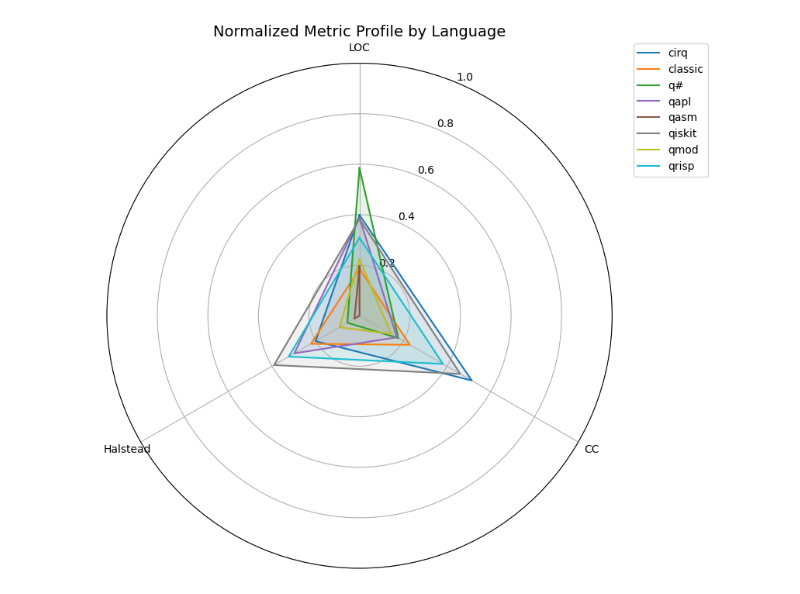
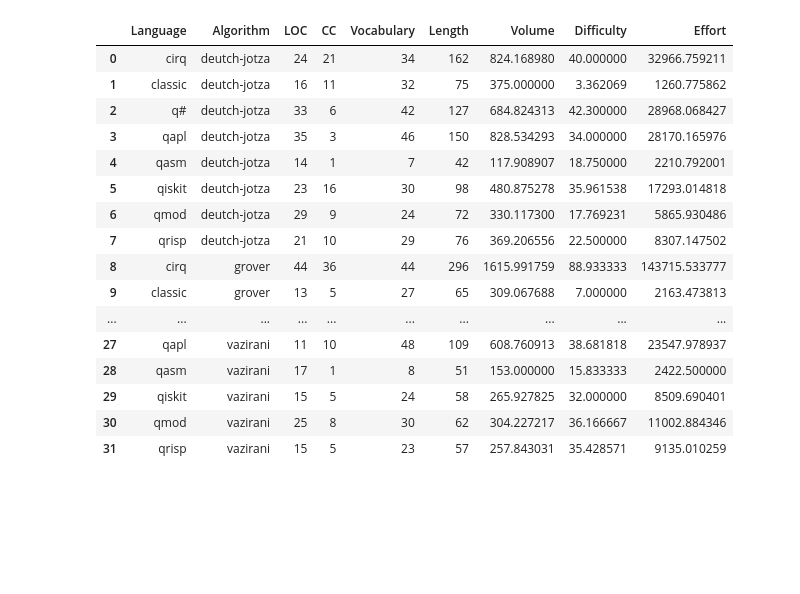
Before and after one commit to Universidad-Cenfotec/quantum-programming-languages-expressiveness, a Jupyter notebook: evaluation/metrics_analysis.ipynb, the cells around one changed output. Saved outputs shown, nothing was run; the diff lists cells and outputs as text; code cells hidden in the pictures; blank space fills up the shorter version.

```diff
--- a/evaluation/metrics_analysis.ipynb
+++ b/evaluation/metrics_analysis.ipynb
@@ -572,37 +0,0 @@ plt.show()
-# %%
-import matplotlib.pyplot as plt
-import numpy as np
-
-# Preparamos datos para el radar chart: promedio por lenguaje y métrica (ya normalizado)
-radar_data = df_normalized.groupby("Language")[['LOC', 'CC', 'Halstead']].mean()
-
-# Ejes del radar
-labels = radar_data.columns.tolist()
-num_vars = len(labels)
-angles = np.linspace(0, 2 * np.pi, num_vars, endpoint=False).tolist()
-angles += angles[:1]  # cerrar el círculo
-
-# Crear gráfico
-fig, ax = plt.subplots(figsize=(8, 8), subplot_kw=dict(polar=True))
-
-# Colores únicos por lenguaje
-colors = plt.cm.get_cmap("tab10", len(radar_data))
-
-# Graficamos cada lenguaje
-for idx, (language, row) in enumerate(radar_data.iterrows()):
-    values = row.tolist()
-    values += values[:1]  # cerrar el círculo
-    ax.plot(angles, values, label=language, color=colors(idx))
-    ax.fill(angles, values, alpha=0.1, color=colors(idx))
-
-# Configuración del radar
-ax.set_theta_offset(np.pi / 2)
-ax.set_theta_direction(-1)
-ax.set_thetagrids(np.degrees(angles[:-1]), labels)
-ax.set_ylim(0, 1)
-ax.set_title("Normalized Metric Profile by Language", size=14)
-ax.legend(loc='upper right', bbox_to_anchor=(1.2, 1.05))
-plt.tight_layout()
-plt.show()
-# %% [output]
-[figure, removed]
@@ -608,0 +171,28 @@ plt.show()
+# %%
+analyzer = MetricsAnalyzer(
+    halstead_path="results/halstead.csv",
+    loc_path="results/loc.csv",
+    cc_path="results/cyclomatic_complexity_calculator.csv"
+)
+
+analyzer._build_master_dataframe()
+
+#analyzer.run(language_type="hosted", chart_type=["loc_by_algorithm", "loc_vs_cc"])
+# %% [output]
+|  | Language | Algorithm | LOC | CC | Vocabulary | Length | Volume | Difficulty | Effort |
+| 0 | cirq | deutch-jotza | 24 | 21 | 34 | 162 | 824.168980 | 40.000000 | 32966.759211 |
+| 1 | classic | deutch-jotza | 16 | 11 | 32 | 75 | 375.000000 | 3.362069 | 1260.775862 |
+| 2 | q# | deutch-jotza | 33 | 6 | 42 | 127 | 684.824313 | 42.300000 | 28968.068427 |
+| 3 | qapl | deutch-jotza | 35 | 3 | 46 | 150 | 828.534293 | 34.000000 | 28170.165976 |
+| 4 | qasm | deutch-jotza | 14 | 1 | 7 | 42 | 117.908907 | 18.750000 | 2210.792001 |
+| 5 | qiskit | deutch-jotza | 23 | 16 | 30 | 98 | 480.875278 | 35.961538 | 17293.014818 |
+| 6 | qmod | deutch-jotza | 29 | 9 | 24 | 72 | 330.117300 | 17.769231 | 5865.930486 |
+| 7 | qrisp | deutch-jotza | 21 | 10 | 29 | 76 | 369.206556 | 22.500000 | 8307.147502 |
+| 8 | cirq | grover | 44 | 36 | 44 | 296 | 1615.991759 | 88.933333 | 143715.533777 |
+| 9 | classic | grover | 13 | 5 | 27 | 65 | 309.067688 | 7.000000 | 2163.473813 |
+| ... | ... | ... | ... | ... | ... | ... | ... | ... | ... |
+| 27 | qapl | vazirani | 11 | 10 | 48 | 109 | 608.760913 | 38.681818 | 23547.978937 |
+| 28 | qasm | vazirani | 17 | 1 | 8 | 51 | 153.000000 | 15.833333 | 2422.500000 |
+| 29 | qiskit | vazirani | 15 | 5 | 24 | 58 | 265.927825 | 32.000000 | 8509.690401 |
+| 30 | qmod | vazirani | 25 | 8 | 30 | 62 | 304.227217 | 36.166667 | 11002.884346 |
+| 31 | qrisp | vazirani | 15 | 5 | 23 | 57 | 257.843031 | 35.428571 | 9135.010259 |
```
Also changed, not shown: parts of 25 cells of this notebook, 29 other files.
